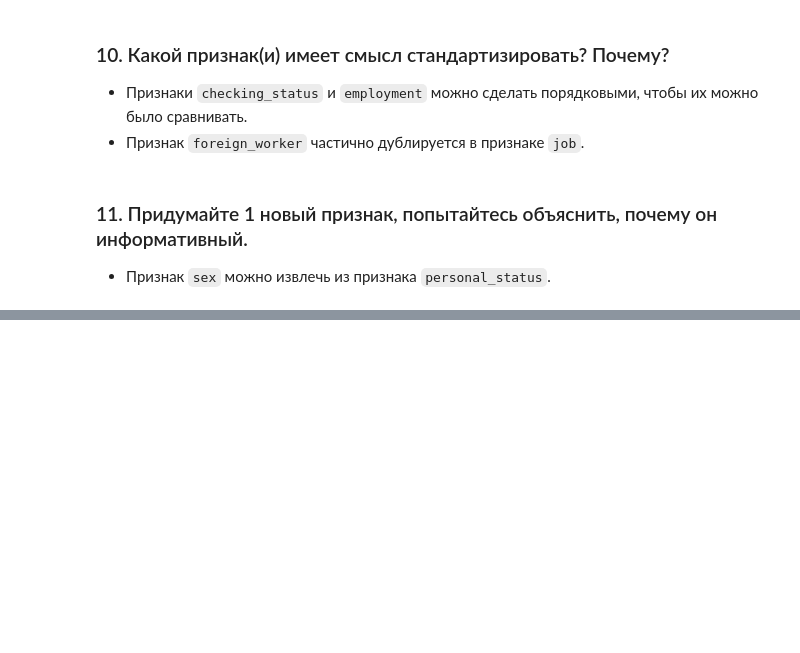
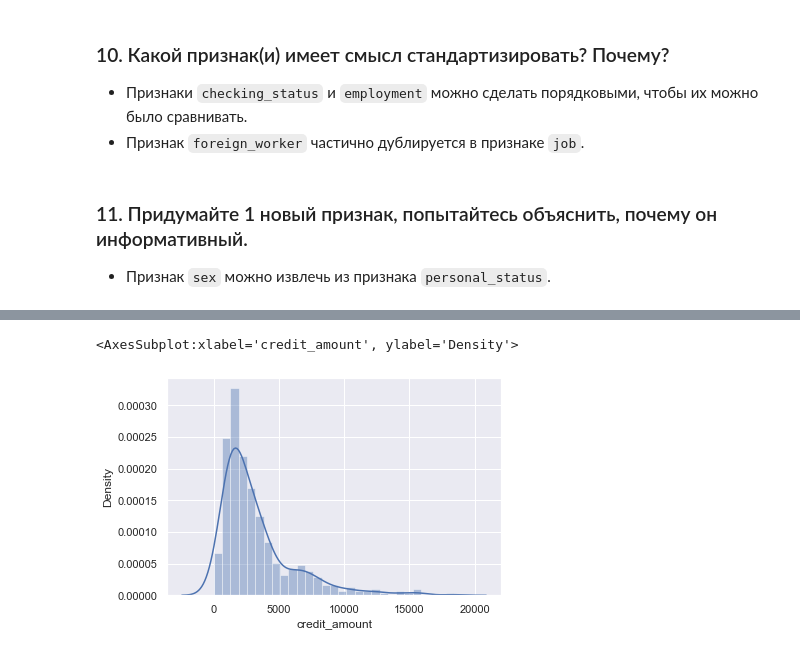
Before and after one commit to Donutellko/IAD, a Jupyter notebook: HW_1/lab1_task.ipynb, the cells around one changed output, grey strips where cells are left out. Cells and saved outputs as stored; diff of their text form; code cells hidden in the pictures; blank space fills up the shorter version.

```diff
--- a/HW_1/lab1_task.ipynb
+++ b/HW_1/lab1_task.ipynb
@@ -312,0 +353,6 @@ credited_filled[]
+# %%
+# абсолютная
+sns.distplot(credit_df.credit_amount)
+# %% [output]
+<AxesSubplot:xlabel='credit_amount', ylabel='Density'>
+[figure, added]
```
Also changed, not shown: parts of 20 cells of this notebook.
